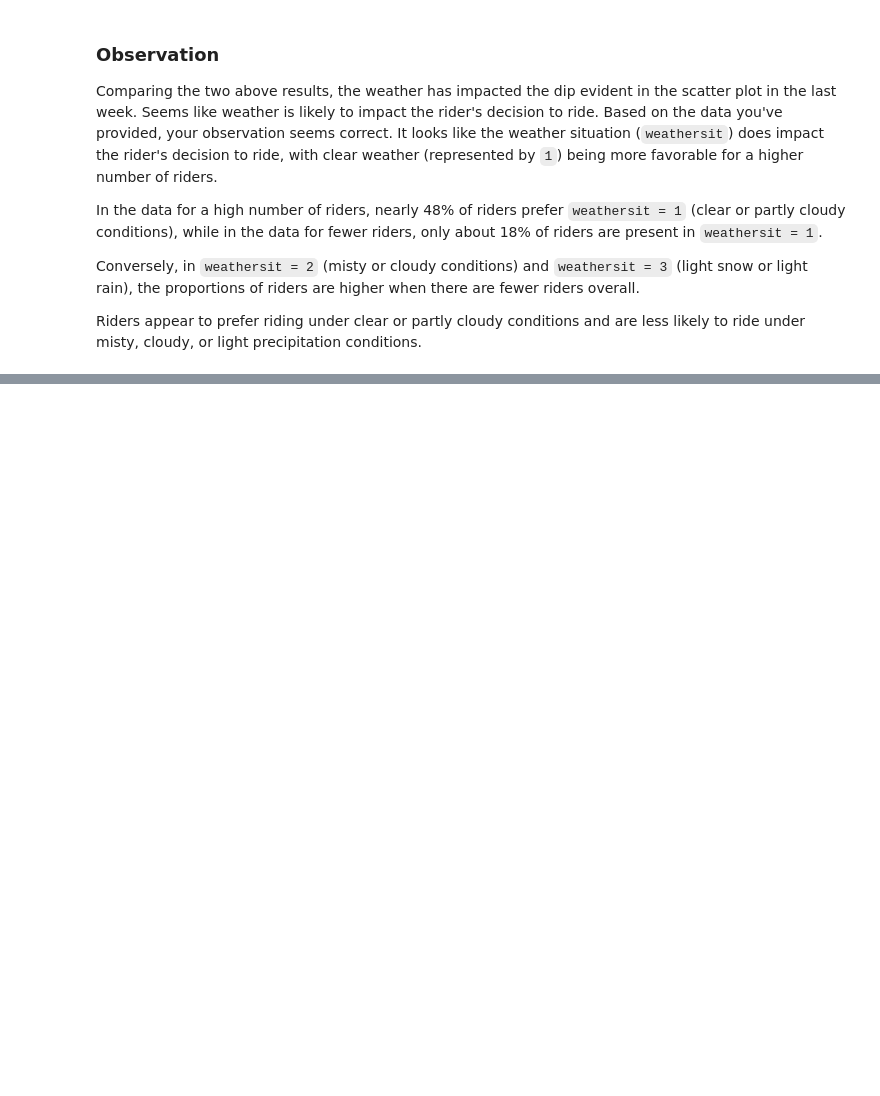
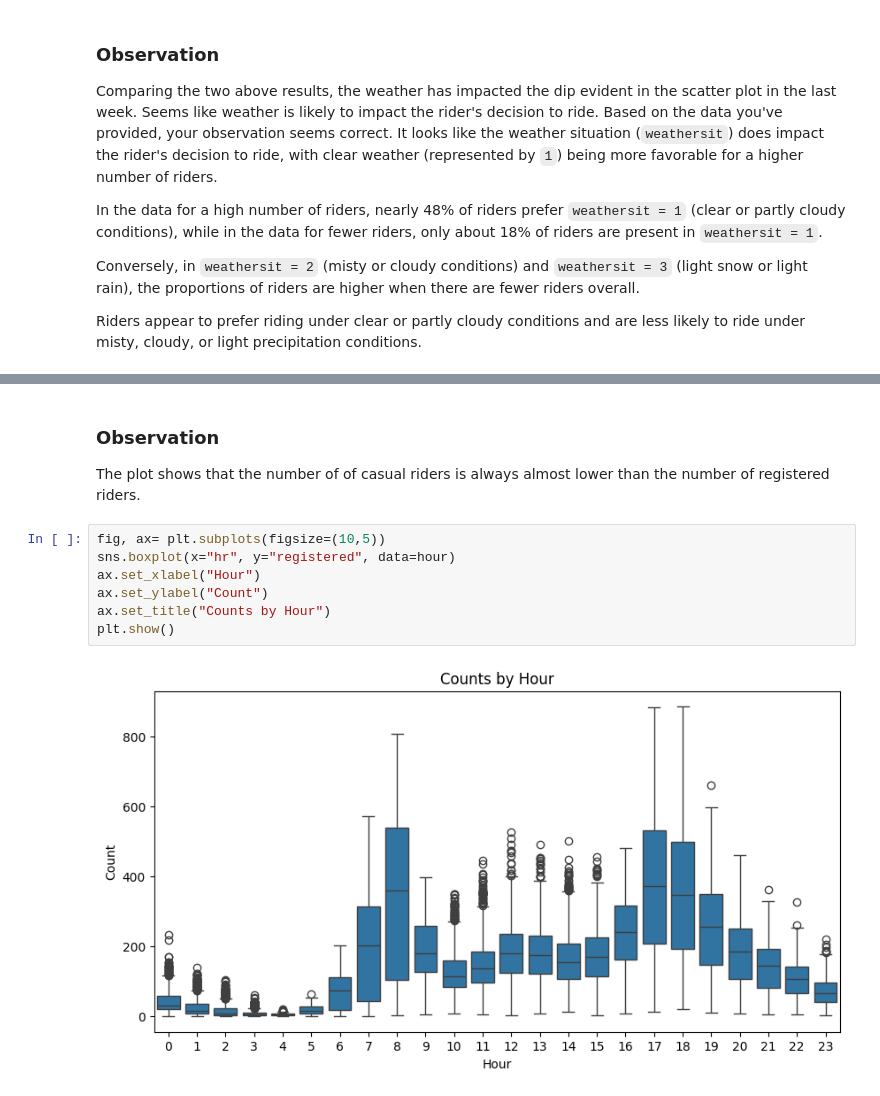
Before and after one commit to devbilalkhan/data-science, a Jupyter notebook: practice/bike_sharing_dataset.ipynb, the cells around one changed output, grey strips where cells are left out. Saved outputs shown, nothing was run; the diff lists cells and outputs as text; blank space fills up the shorter version.

```diff
--- a/practice/bike_sharing_dataset.ipynb
+++ b/practice/bike_sharing_dataset.ipynb
@@ -450,0 +466,12 @@ Riders appear to prefer riding under clear or partly cloudy conditions and are l
+# %% [markdown]
+### Observation
+The plot shows that the number of of casual riders is always almost lower than the number of registered riders.
+# %%
+fig, ax= plt.subplots(figsize=(10,5))
+sns.boxplot(x="hr", y="registered", data=hour)
+ax.set_xlabel("Hour")
+ax.set_ylabel("Count")
+ax.set_title("Counts by Hour")
+plt.show()
+# %% [output]
+[figure, added]
```
Also changed, not shown: parts of 6 cells of this notebook.
